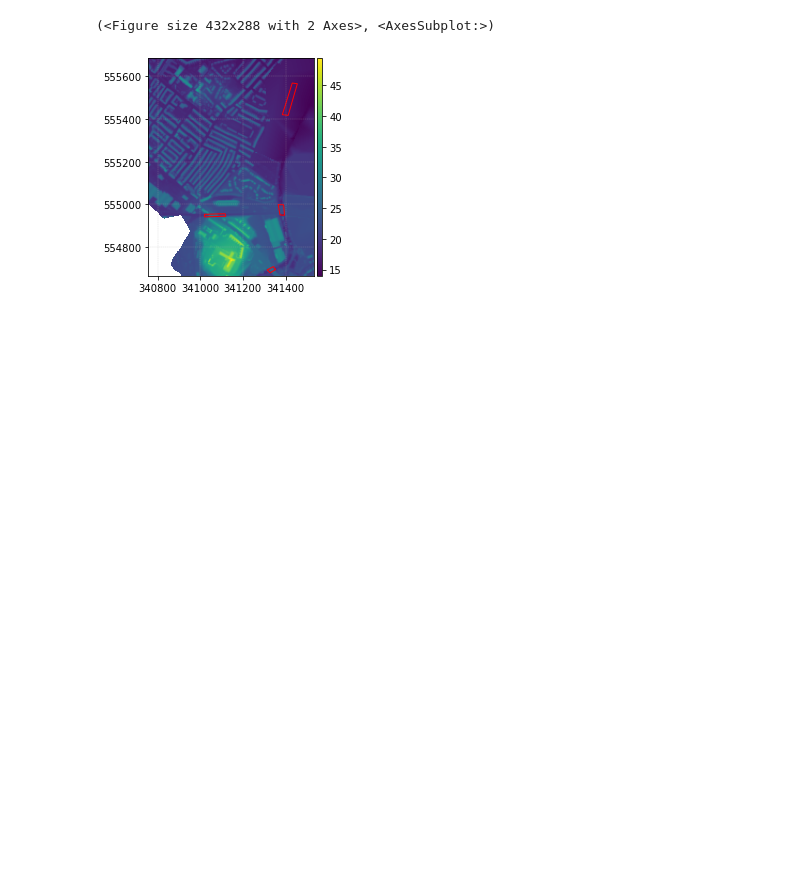
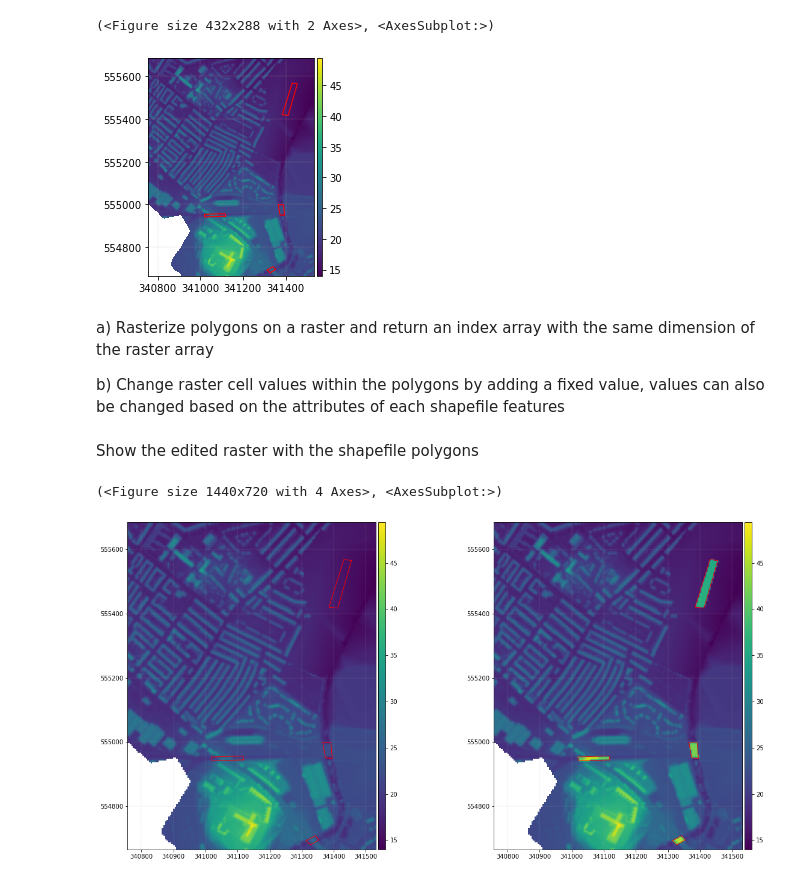
Before and after one commit to mingxiaodong/hydro-raster, a Jupyter notebook: tutorial_plot.ipynb, the cells around one changed output. Saved outputs shown, nothing was run; the diff lists cells and outputs as text; code cells hidden in the pictures; blank space fills up the shorter version.

```diff
--- a/tutorial_plot.ipynb
+++ b/tutorial_plot.ipynb
@@ -30,3 +30,26 @@ plot_shape_file(shp_file_name, ax=ax, edgecolor='r', linewidth=1)
 # %% [output]
 (<Figure size 432x288 with 2 Axes>, <AxesSubplot:>)
 [figure]
+# %% [markdown]
+a) Rasterize polygons on a raster and return an index array with the same dimension of the raster array
+
+b) Change raster cell values within the polygons by adding a fixed value, values can also be changed based on the attributes of each shapefile features
+# %%
+shp_file_name = get_sample_data('shp')
+index_array = ras_obj_cut.rasterize(shp_file_name)
+ras_obj_new = ras_obj_cut.duplicate()
+add_value = 20
+ras_obj_new.array[index_array] = ras_obj_cut.array[index_array]+add_value
+# %% [markdown]
+Show the edited raster with the shapefile polygons
+# %%
+import matplotlib.pyplot as plt
+from hydro_raster.grid_show import plot_shape_file
+fig, ax = plt.subplots(1, 2, figsize=(20, 10))
+ras_obj_cut.mapshow(ax=ax[0])
+plot_shape_file(shp_file_name, ax=ax[0], edgecolor='r', linewidth=1)
+ras_obj_new.mapshow(ax=ax[1])
+plot_shape_file(shp_file_name, ax=ax[1], edgecolor='r', linewidth=1)
+# %% [output]
+(<Figure size 1440x720 with 4 Axes>, <AxesSubplot:>)
+[figure, added]
```
